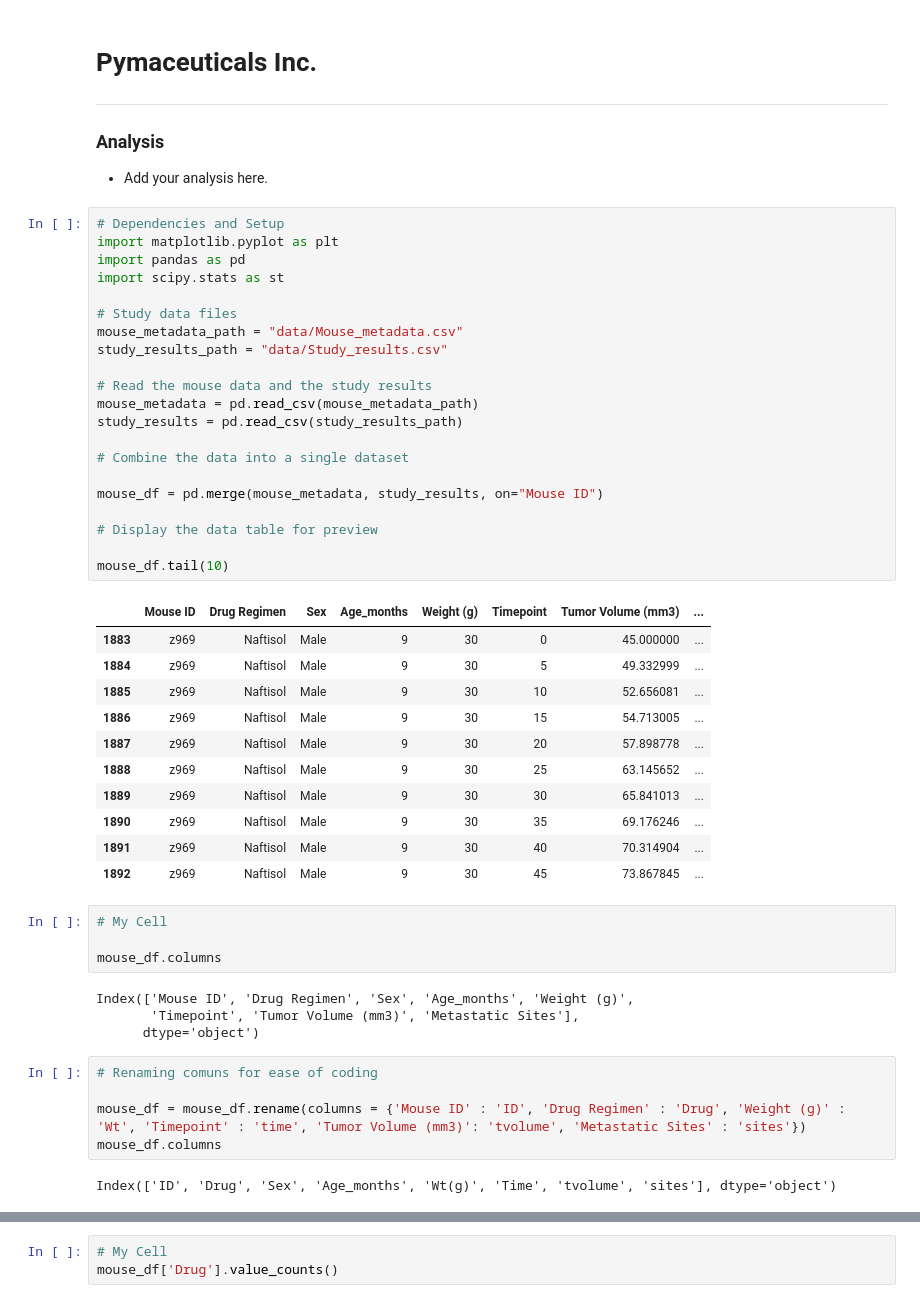
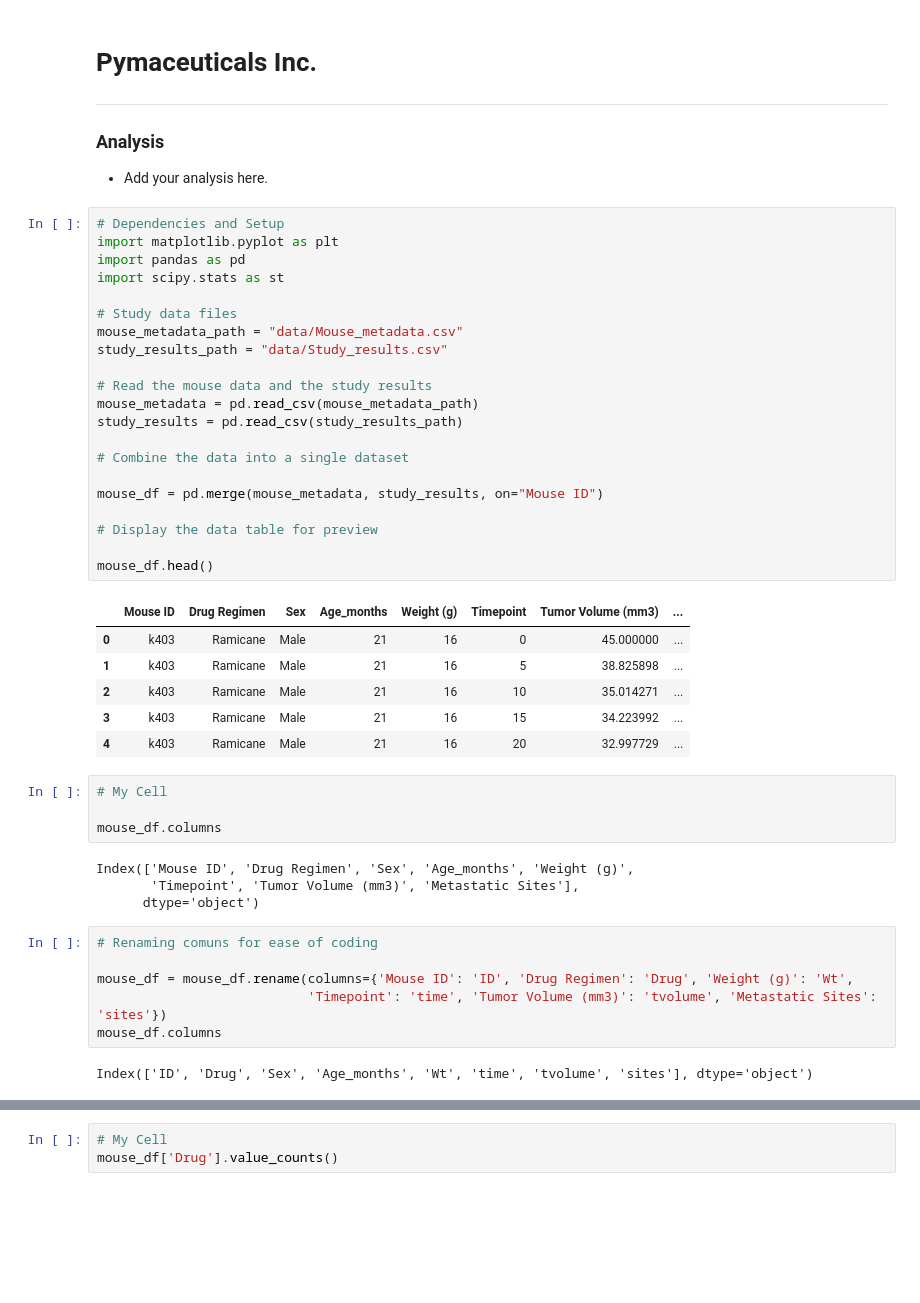
Before and after one commit to vgpass/matplotlib-challenge, a Jupyter notebook: Pymaceuticals/pymaceuticals_workingcopy.ipynb, the cells around one changed output, grey strips where cells are left out. Cells and saved outputs as stored; diff of their text form; blank space fills up the shorter version.

```diff
--- a/Pymaceuticals/pymaceuticals_workingcopy.ipynb
+++ b/Pymaceuticals/pymaceuticals_workingcopy.ipynb
@@ -8,36 +8,31 @@
 # %%
 # Dependencies and Setup
 import matplotlib.pyplot as plt
 import pandas as pd
 import scipy.stats as st
 
 # Study data files
 mouse_metadata_path = "data/Mouse_metadata.csv"
 study_results_path = "data/Study_results.csv"
 
 # Read the mouse data and the study results
 mouse_metadata = pd.read_csv(mouse_metadata_path)
 study_results = pd.read_csv(study_results_path)
 
 # Combine the data into a single dataset
 
 mouse_df = pd.merge(mouse_metadata, study_results, on="Mouse ID")
 
 # Display the data table for preview
 
-mouse_df.tail(10)
+mouse_df.head()
 # %% [output]
 |  | Mouse ID | Drug Regimen | Sex | Age_months | Weight (g) | Timepoint | Tumor Volume (mm3) | ... |
-| 1883 | z969 | Naftisol | Male | 9 | 30 | 0 | 45.000000 | ... |
-| 1884 | z969 | Naftisol | Male | 9 | 30 | 5 | 49.332999 | ... |
-| 1885 | z969 | Naftisol | Male | 9 | 30 | 10 | 52.656081 | ... |
-| 1886 | z969 | Naftisol | Male | 9 | 30 | 15 | 54.713005 | ... |
-| 1887 | z969 | Naftisol | Male | 9 | 30 | 20 | 57.898778 | ... |
-| 1888 | z969 | Naftisol | Male | 9 | 30 | 25 | 63.145652 | ... |
-| 1889 | z969 | Naftisol | Male | 9 | 30 | 30 | 65.841013 | ... |
-| 1890 | z969 | Naftisol | Male | 9 | 30 | 35 | 69.176246 | ... |
-| 1891 | z969 | Naftisol | Male | 9 | 30 | 40 | 70.314904 | ... |
-| 1892 | z969 | Naftisol | Male | 9 | 30 | 45 | 73.867845 | ... |
+| 0 | k403 | Ramicane | Male | 21 | 16 | 0 | 45.000000 | ... |
+| 1 | k403 | Ramicane | Male | 21 | 16 | 5 | 38.825898 | ... |
+| 2 | k403 | Ramicane | Male | 21 | 16 | 10 | 35.014271 | ... |
+| 3 | k403 | Ramicane | Male | 21 | 16 | 15 | 34.223992 | ... |
+| 4 | k403 | Ramicane | Male | 21 | 16 | 20 | 32.997729 | ... |
 # %%
 # My Cell
 
@@ -49,10 +44,11 @@ Index(['Mouse ID', 'Drug Regimen', 'Sex', 'Age_months', 'Weight (g)',
 # %%
 # Renaming comuns for ease of coding
 
-mouse_df = mouse_df.rename(columns = {'Mouse ID' : 'ID', 'Drug Regimen' : 'Drug', 'Weight (g)' : 'Wt', 'Timepoint' : 'time', 'Tumor Volume (mm3)': 'tvolume', 'Metastatic Sites' : 'sites'})
+mouse_df = mouse_df.rename(columns={'Mouse ID': 'ID', 'Drug Regimen': 'Drug', 'Weight (g)': 'Wt',
+                           'Timepoint': 'time', 'Tumor Volume (mm3)': 'tvolume', 'Metastatic Sites': 'sites'})
 mouse_df.columns
 # %% [output]
-Index(['ID', 'Drug', 'Sex', 'Age_months', 'Wt(g)', 'Time', 'tvolume', 'sites'], dtype='object')
+Index(['ID', 'Drug', 'Sex', 'Age_months', 'Wt', 'time', 'tvolume', 'sites'], dtype='object')
 # %%
 # My cell
 mouse_df.describe()
```
Also changed, not shown: parts of 21 cells of this notebook.
